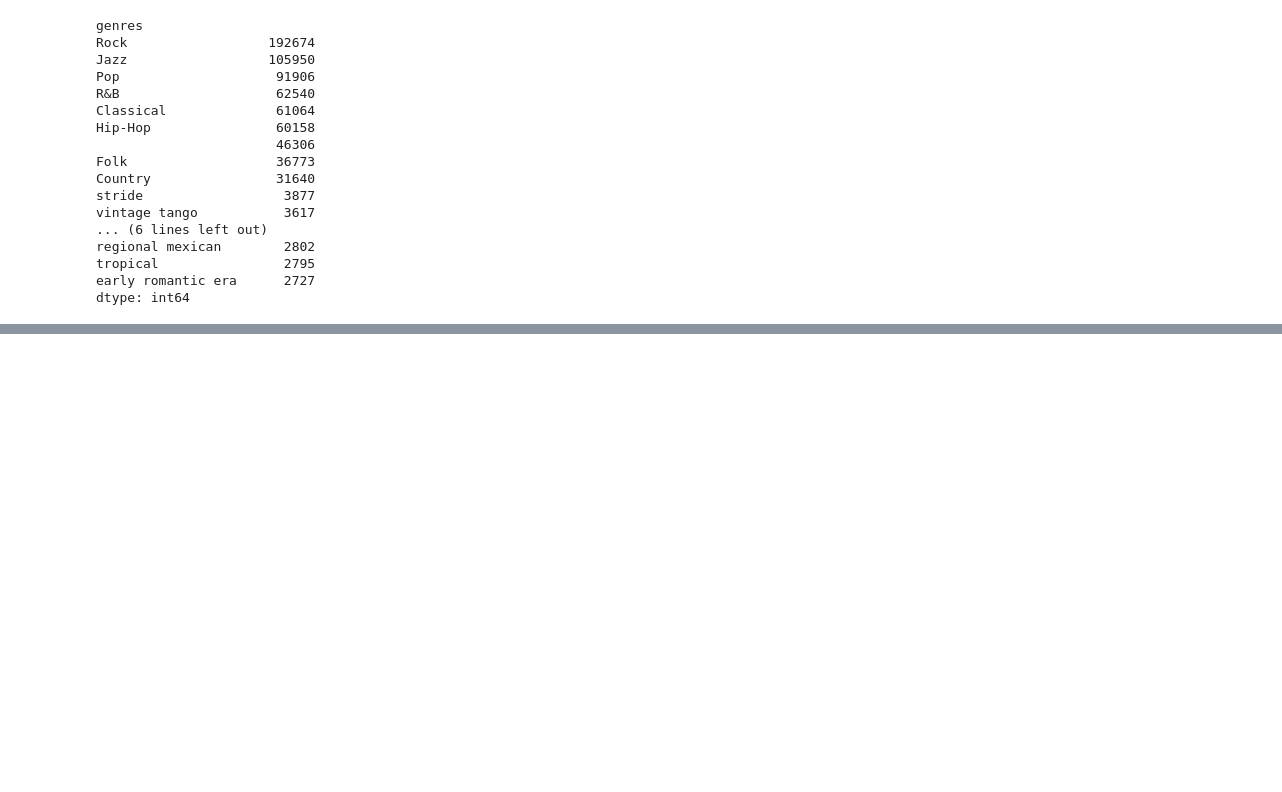
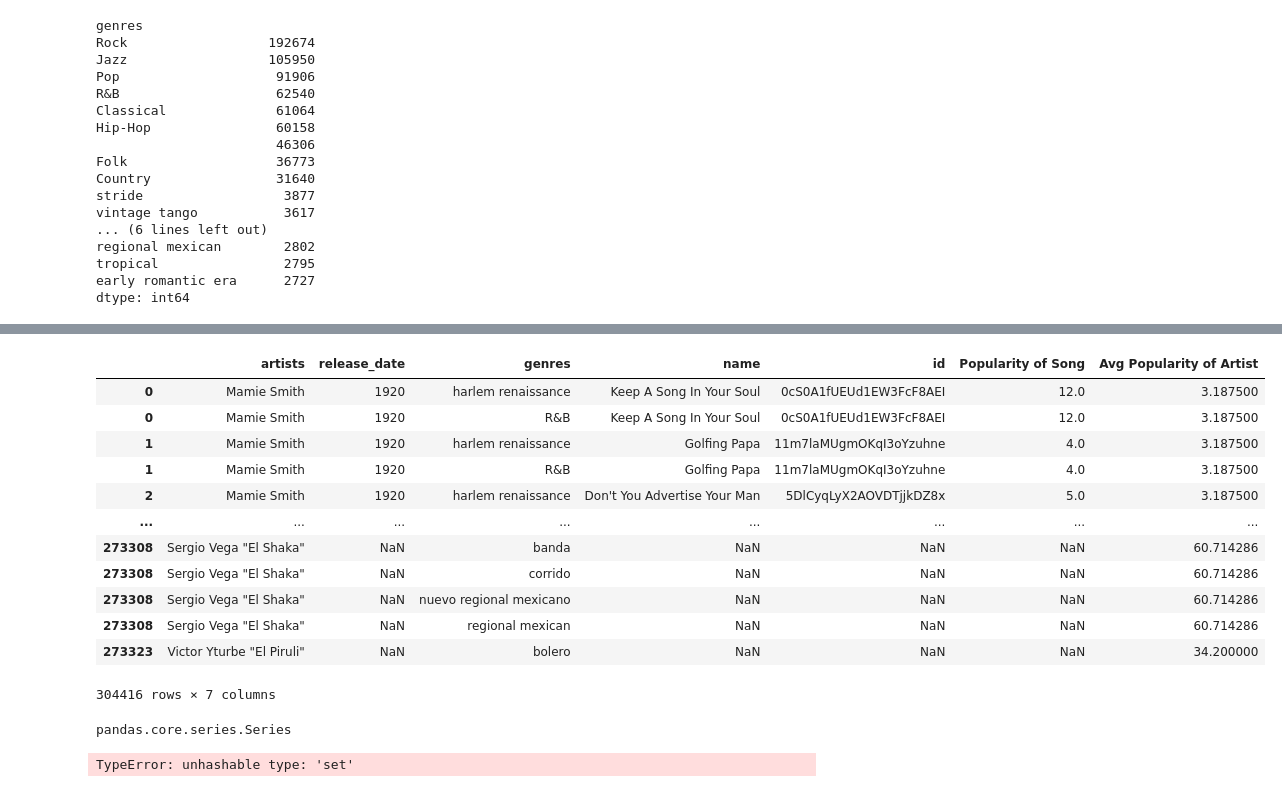
Before and after one commit to aftheiss/Music-of-Life---Project, a Jupyter notebook: spotify_starter.ipynb, the cells around one changed output, grey strips where cells are left out. Drawn from its saved outputs; the diff is of its cells as text; code cells hidden in the pictures; blank space fills up the shorter version.

```diff
--- a/spotify_starter.ipynb
+++ b/spotify_starter.ipynb
@@ -366,0 +350,28 @@ smaller_artists
+# %%
+genres = ["Rock", "Jazz", "Pop", "R&B", "Classical", "Hip-Hop", "Folk", "Country"]
+whatever_df = smaller_artists[~(smaller_artists[['genres','id']].duplicated(keep=False))]
+
+whatever_df
+# %% [output]
+|  | artists | release_date | genres | name | id | Popularity of Song | Avg Popularity of Artist |
+| 0 | Mamie Smith | 1920 | harlem renaissance | Keep A Song In Your Soul | 0cS0A1fUEUd1EW3FcF8AEI | 12.0 | 3.187500 |
+| 0 | Mamie Smith | 1920 | R&B | Keep A Song In Your Soul | 0cS0A1fUEUd1EW3FcF8AEI | 12.0 | 3.187500 |
+| 1 | Mamie Smith | 1920 | harlem renaissance | Golfing Papa | 11m7laMUgmOKqI3oYzuhne | 4.0 | 3.187500 |
+| 1 | Mamie Smith | 1920 | R&B | Golfing Papa | 11m7laMUgmOKqI3oYzuhne | 4.0 | 3.187500 |
+| 2 | Mamie Smith | 1920 | harlem renaissance | Don't You Advertise Your Man | 5DlCyqLyX2AOVDTjjkDZ8x | 5.0 | 3.187500 |
+| ... | ... | ... | ... | ... | ... | ... | ... |
+| 273308 | Sergio Vega "El Shaka" | NaN | banda | NaN | NaN | NaN | 60.714286 |
+| 273308 | Sergio Vega "El Shaka" | NaN | corrido | NaN | NaN | NaN | 60.714286 |
+| 273308 | Sergio Vega "El Shaka" | NaN | nuevo regional mexicano | NaN | NaN | NaN | 60.714286 |
+| 273308 | Sergio Vega "El Shaka" | NaN | regional mexican | NaN | NaN | NaN | 60.714286 |
+| 273323 | Victor Yturbe "El Piruli" | NaN | bolero | NaN | NaN | NaN | 34.200000 |
+304416 rows × 7 columns
+# %%
+new = whatever_df['genres'].apply(lambda x: {x in 'genres'})
+type(new)
+# %% [output]
+pandas.core.series.Series
+# %%
+whatever_df[new]
+# %% [output]
+TypeError: unhashable type: 'set'
```
Also changed, not shown: parts of 1 cell of this notebook.
